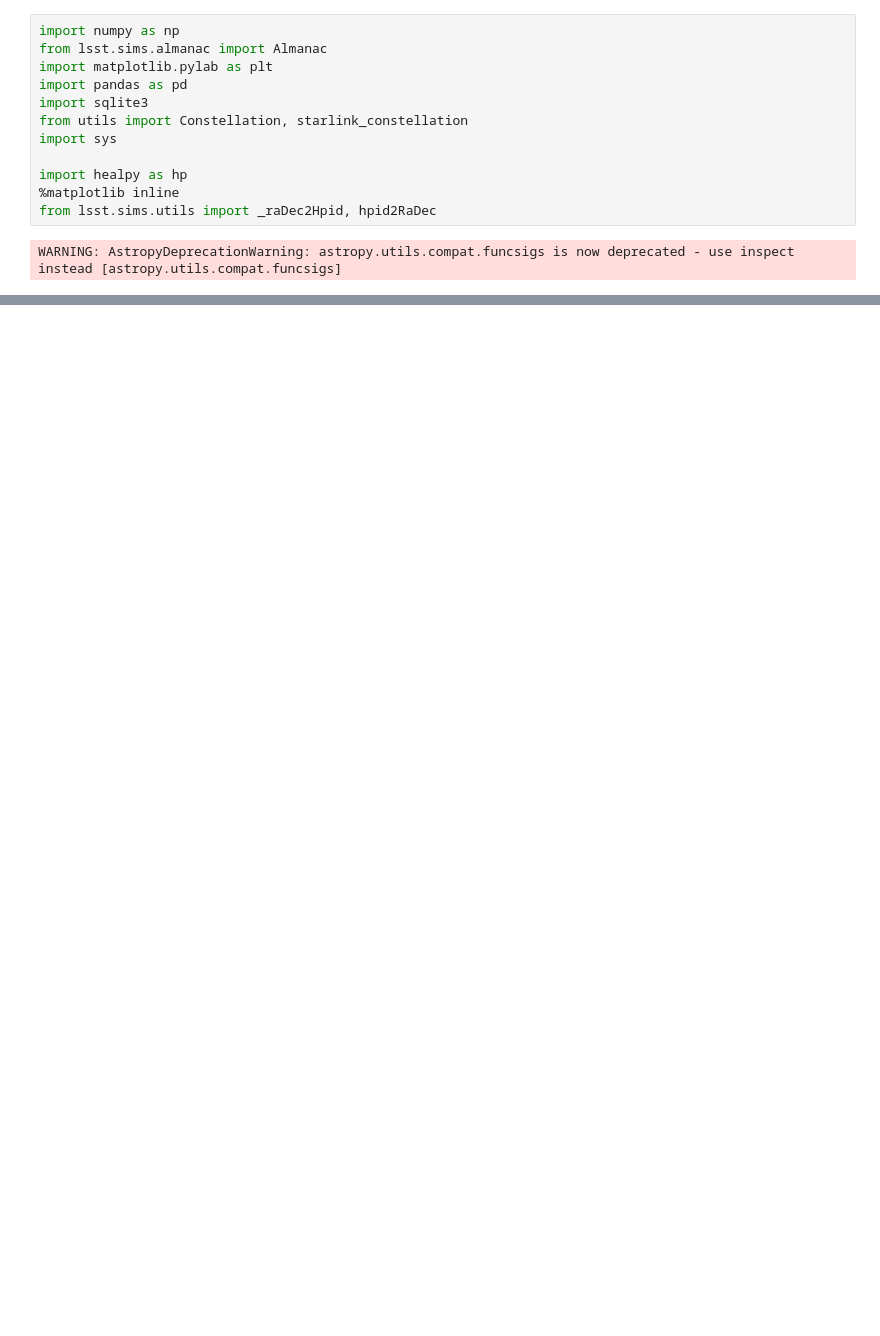
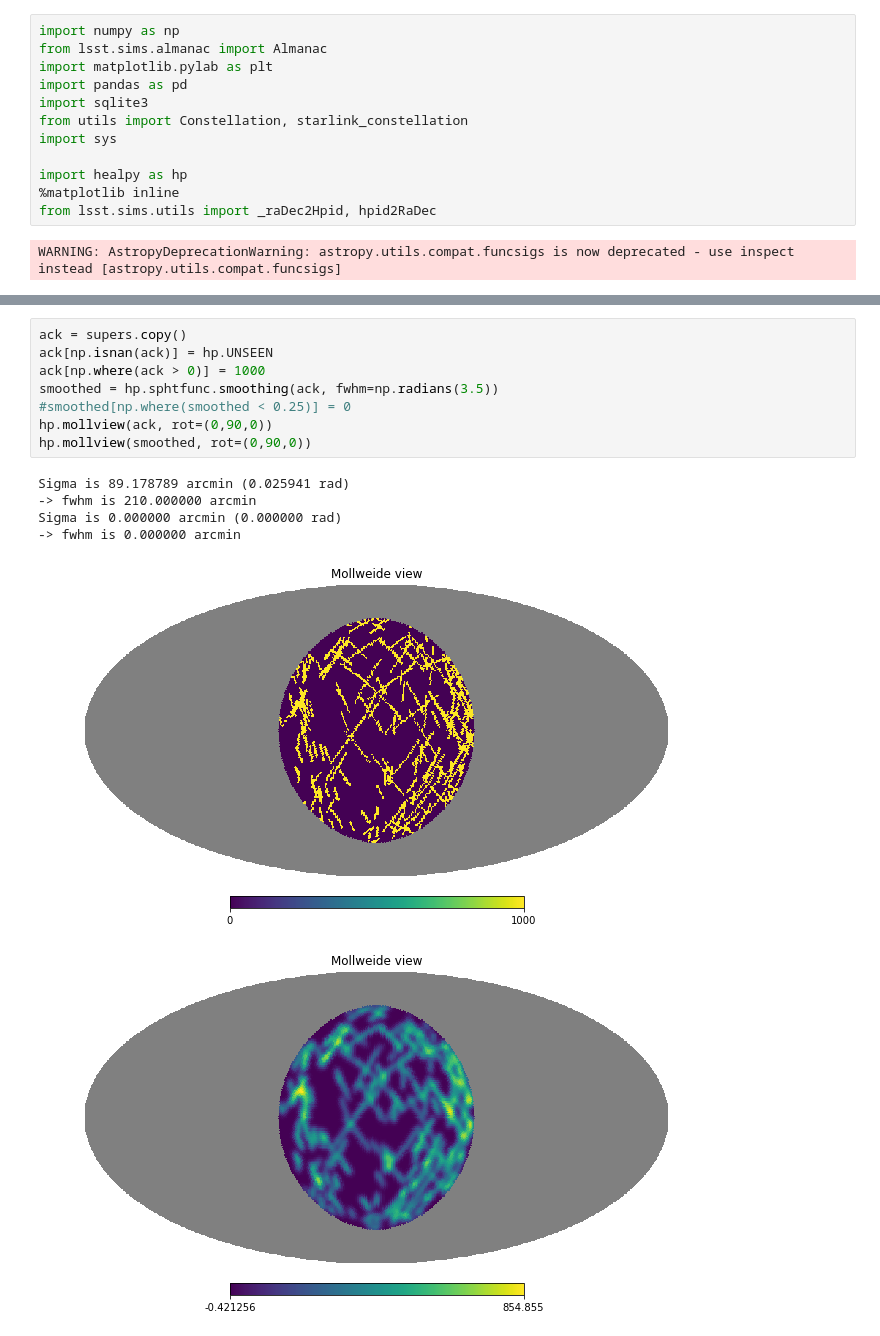
Before and after one commit to yoachim/satellite_collisions, a Jupyter notebook: around_twi_heal.ipynb, the cells around one changed output, grey strips where cells are left out. Drawn from its saved outputs; the diff is of its cells as text; blank space fills up the shorter version.

```diff
--- a/around_twi_heal.ipynb
+++ b/around_twi_heal.ipynb
@@ -47,0 +60,15 @@ plt.savefig('post_twi_example.png')
+# %%
+ack = supers.copy()
+ack[np.isnan(ack)] = hp.UNSEEN
+ack[np.where(ack > 0)] = 1000
+smoothed = hp.sphtfunc.smoothing(ack, fwhm=np.radians(3.5))
+#smoothed[np.where(smoothed < 0.25)] = 0
+hp.mollview(ack, rot=(0,90,0))
+hp.mollview(smoothed, rot=(0,90,0))
+# %% [output]
+Sigma is 89.178789 arcmin (0.025941 rad)
+-> fwhm is 210.000000 arcmin
+Sigma is 0.000000 arcmin (0.000000 rad)
+-> fwhm is 0.000000 arcmin
+[figure, added]
+[figure, added]
```
Also changed, not shown: parts of 11 cells of this notebook, 2 other files.
